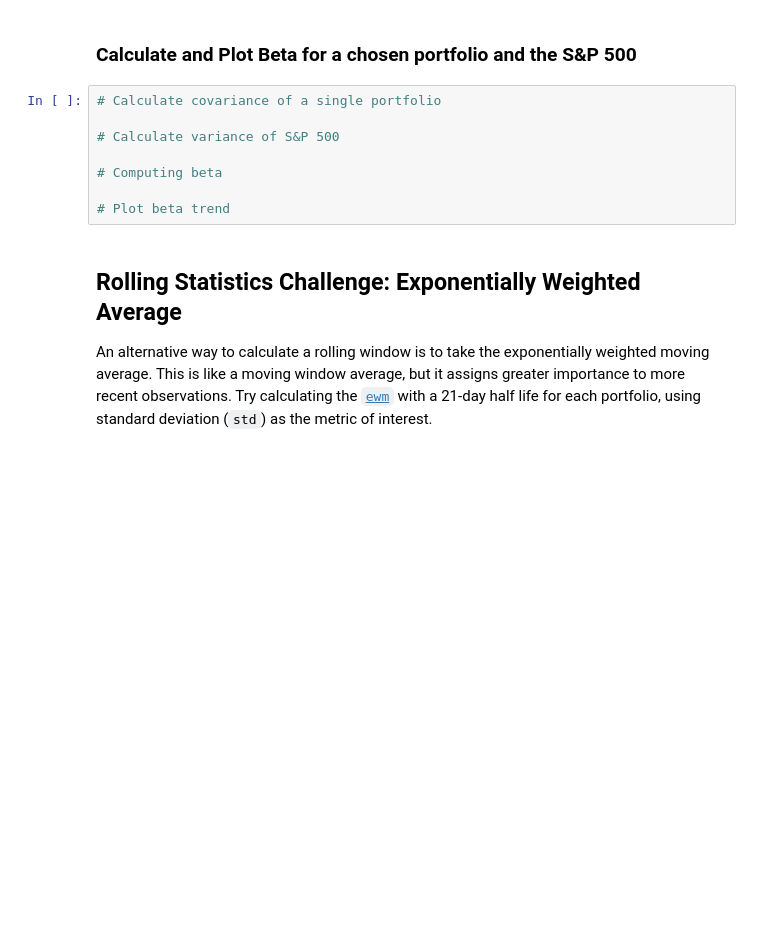
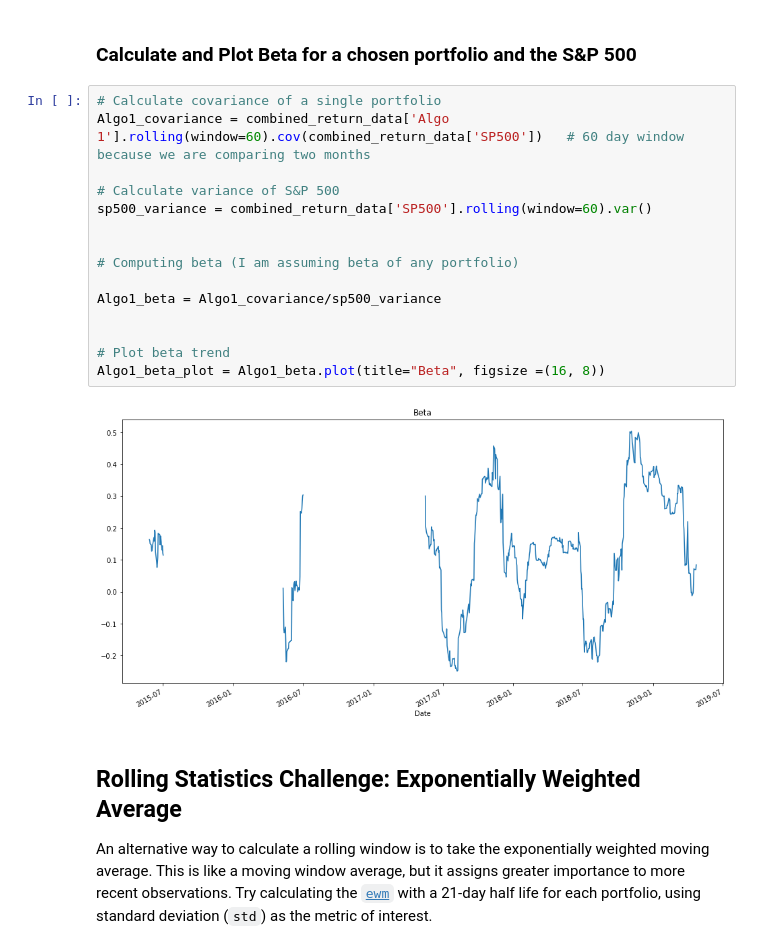
Before and after one commit to gokhanunal34/pandasSkillsApplications, a Jupyter notebook: whale_analysis.ipynb, the cells around one changed output. Saved outputs shown, nothing was run; the diff lists cells and outputs as text; blank space fills up the shorter version.

```diff
--- a/whale_analysis.ipynb
+++ b/whale_analysis.ipynb
@@ -341,12 +360,21 @@ Risk changes over time. Analyze the rolling statistics for Risk and Beta.
 ### Calculate and Plot Beta for a chosen portfolio and the S&P 500
 # %%
 # Calculate covariance of a single portfolio
+Algo1_covariance = combined_return_data['Algo 1'].rolling(window=60).cov(combined_return_data['SP500'])   # 60 day window because we are comparing two months
 
 # Calculate variance of S&P 500
+sp500_variance = combined_return_data['SP500'].rolling(window=60).var()
 
-# Computing beta
+
+# Computing beta (I am assuming beta of any portfolio)
+
+Algo1_beta = Algo1_covariance/sp500_variance
+
 
 # Plot beta trend
+Algo1_beta_plot = Algo1_beta.plot(title="Beta", figsize =(16, 8))
+# %% [output]
+[figure, added]
 # %% [markdown]
 ## Rolling Statistics Challenge: Exponentially Weighted Average
 
```
Also changed, not shown: parts of 7 cells of this notebook.
